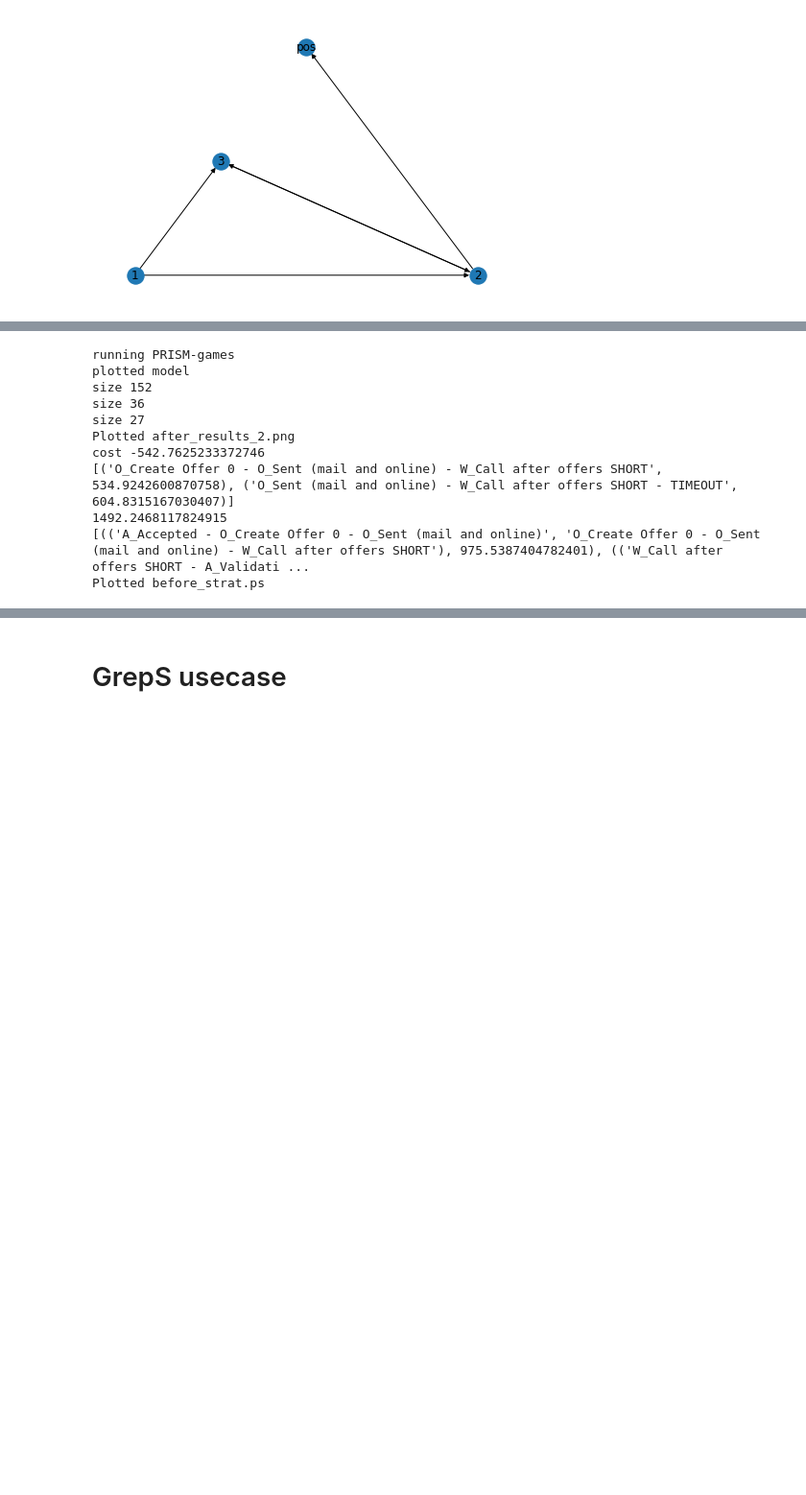
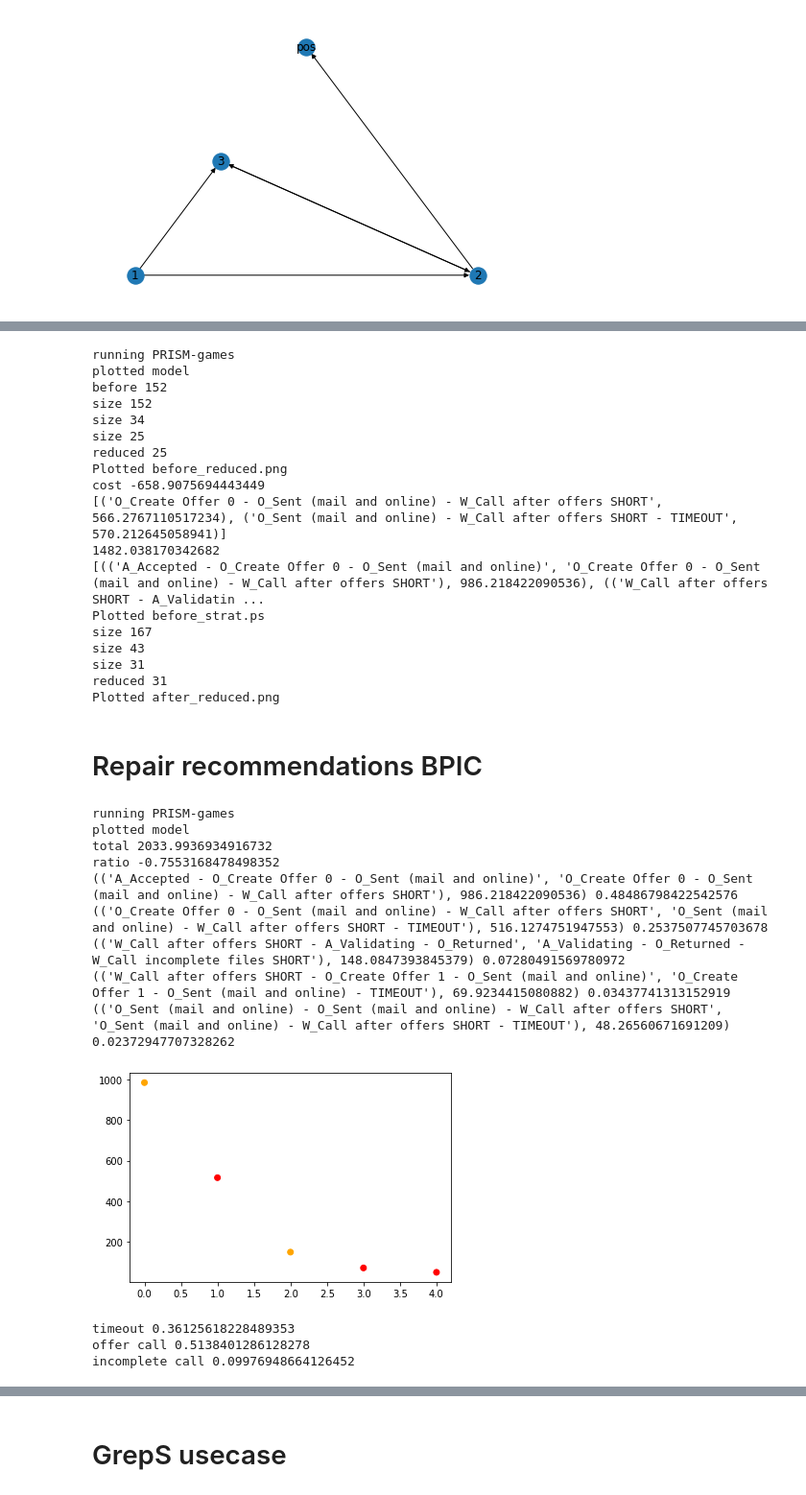
Before and after one commit to smartjourneymining/probabilistic_games, a Jupyter notebook: prob_games.ipynb, the cells around one changed output, grey strips where cells are left out. Shown at 96% size. Drawn from its saved outputs; the diff is of its cells as text; code cells hidden in the pictures; blank space fills up the shorter version.

```diff
--- a/prob_games.ipynb
+++ b/prob_games.ipynb
@@ -1325,6 +1201,7 @@ def query(g, g_unrolled, q, node_threshold = 0):
 
         to_prism(subgraph_unrolled, "generated.prism", states)
         out = subprocess.Popen([PRISM_PATH, "/home/paul/Downloads/prism-games-3.1/prism/generated/generated.prism", q], stdout=subprocess.PIPE)
+        out.wait()
         result_prob = float(str(out.communicate()[0]).split("Result: ")[1].split(" ")[0])
         results[s] = result_prob
         print(result_prob)
@@ -1423,14 +1323,14 @@ def reduce_graph(g, results_file):
     print("size", len(g.nodes()))
     return g
 
-def compute_reduction(g, states, unrolled_model = False):
+def compute_reduction(g, states, q = 0.5, unrolled_model = False):
 
     g = copy.deepcopy(g)
 
     model_path = "/home/paul/Downloads/prism-games-3.1/prism/generated/reduction_model.prism"
 
     # generate model & start query
-    to_prism_loops(g, "reduction_model.prism", states)
+    to_prism_loops(g, "reduction_model.prism", states, q = q)
     f = open("/home/paul/Downloads/prism-games-3.1/prism/generated/intermediate_output", "w")
     subprocess.call([PRISM_PATH, model_path, "/home/paul/Downloads/prism-games-3.1/prism/generated/queries/pos.props","-verbose"], stdout = f)
     f.close()
@@ -1501,9 +1401,12 @@ def plot_reduction(g, name, results_file, layout = "sdf"):
     #g = color_graph(g, results_file)
     g = reduce_graph(g, results_file)
 
+    print("reduced", len(g.nodes))
+
     # compute color map
     color_map = compute_color_map(g, results_file)
-    draw_dfg(g, name, results_file, layout = "dot", color_map=color_map)
+
+    draw_dfg(g, name, names = results_file, layout = "dot", color_map=color_map)
 
 def lost_users_cost(g, results_file, edge_mapping, strategy):
     users_lost, users_lost_edge = lost_users(g, results_file, edge_mapping, strategy)
@@ -1572,23 +1475,36 @@ def draw_strategy(g, strategy, name):
     draw_dfg(g, name, layout="dot")
 
 strategy = get_strategy(g_before, states)
-results_file = compute_reduction(g_before, states)
-plot_reduction(g_before, "after_results_2.png", results_file, layout = "dot")
+results_file = compute_reduction(g_before, states, q = 0.54)
+print("before", len(g_before.nodes))
+plot_reduction(g_before, "before_reduced.png", results_file, layout = "dot")
 users_lost, users_lost_edge = lost_users(g_before, results_file, edge_mapping_before, strategy)
 print("cost", lost_users_cost(g_before, results_file, edge_mapping_before, strategy))
 print([(k,users_lost[k]) for k in users_lost if users_lost[k] > 100])
 print(sum([users_lost[k] for k in users_lost if users_lost[k] > 0]))
 print([(k,users_lost_edge[k]) for k in users_lost_edge if users_lost_edge[k] > 100])
 draw_strategy(g_before, strategy, "before_strat.ps")
+
+results_file_after = compute_reduction(g_after, states, q = 0.63)
+plot_reduction(g_after, "after_reduced.png", results_file_after, layout = "dot")
 # %% [output]
 running PRISM-games
 plotted model
+before 152
 size 152
-size 36
-size 27
-Plotted after_results_2.png
-cost -542.7625233372746
-[('O_Create Offer 0 - O_Sent (mail and online) - W_Call after offers SHORT', 534.9242600870758), ('O_Sent (mail and online) - W_Call after offers SHORT - TIMEOUT', 604.8315167030407)]
-1492.2468117824915
-[(('A_Accepted - O_Create Offer 0 - O_Sent (mail and online)', 'O_Create Offer 0 - O_Sent (mail and online) - W_Call after offers SHORT'), 975.5387404782401), (('W_Call after offers SHORT - A_Validati ...
+size 34
+size 25
+reduced 25
+Plotted before_reduced.png
+cost -658.9075694443449
+[('O_Create Offer 0 - O_Sent (mail and online) - W_Call after offers SHORT', 566.2767110517234), ('O_Sent (mail and online) - W_Call after offers SHORT - TIMEOUT', 570.212645058941)]
+1482.038170342682
+[(('A_Accepted - O_Create Offer 0 - O_Sent (mail and online)', 'O_Create Offer 0 - O_Sent (mail and online) - W_Call after offers SHORT'), 986.218422090536), (('W_Call after offers SHORT - A_Validatin ...
 Plotted before_strat.ps
+size 167
+size 43
+size 31
+reduced 31
+Plotted after_reduced.png
+# %% [markdown]
+# Repair recommendations BPIC
@@ -1594,0 +1546,16 @@ Plotted before_strat.ps
+# %%
+before_recommendations = plot_repair_recommendations(g_before, states, 0.54, edge_mapping_before)
+# %% [output]
+running PRISM-games
+plotted model
+total 2033.9936934916732
+ratio -0.7553168478498352
+(('A_Accepted - O_Create Offer 0 - O_Sent (mail and online)', 'O_Create Offer 0 - O_Sent (mail and online) - W_Call after offers SHORT'), 986.218422090536) 0.48486798422542576
+(('O_Create Offer 0 - O_Sent (mail and online) - W_Call after offers SHORT', 'O_Sent (mail and online) - W_Call after offers SHORT - TIMEOUT'), 516.1274751947553) 0.2537507745703678
+(('W_Call after offers SHORT - A_Validating - O_Returned', 'A_Validating - O_Returned - W_Call incomplete files SHORT'), 148.0847393845379) 0.07280491569780972
+(('W_Call after offers SHORT - O_Create Offer 1 - O_Sent (mail and online)', 'O_Create Offer 1 - O_Sent (mail and online) - TIMEOUT'), 69.9234415080882) 0.03437741313152919
+(('O_Sent (mail and online) - O_Sent (mail and online) - W_Call after offers SHORT', 'O_Sent (mail and online) - W_Call after offers SHORT - TIMEOUT'), 48.26560671691209) 0.02372947707328262
+[figure, added]
+timeout 0.36125618228489353
+offer call 0.5138401286128278
+incomplete call 0.09976948664126452
```
Also changed, not shown: parts of 20 cells of this notebook.
